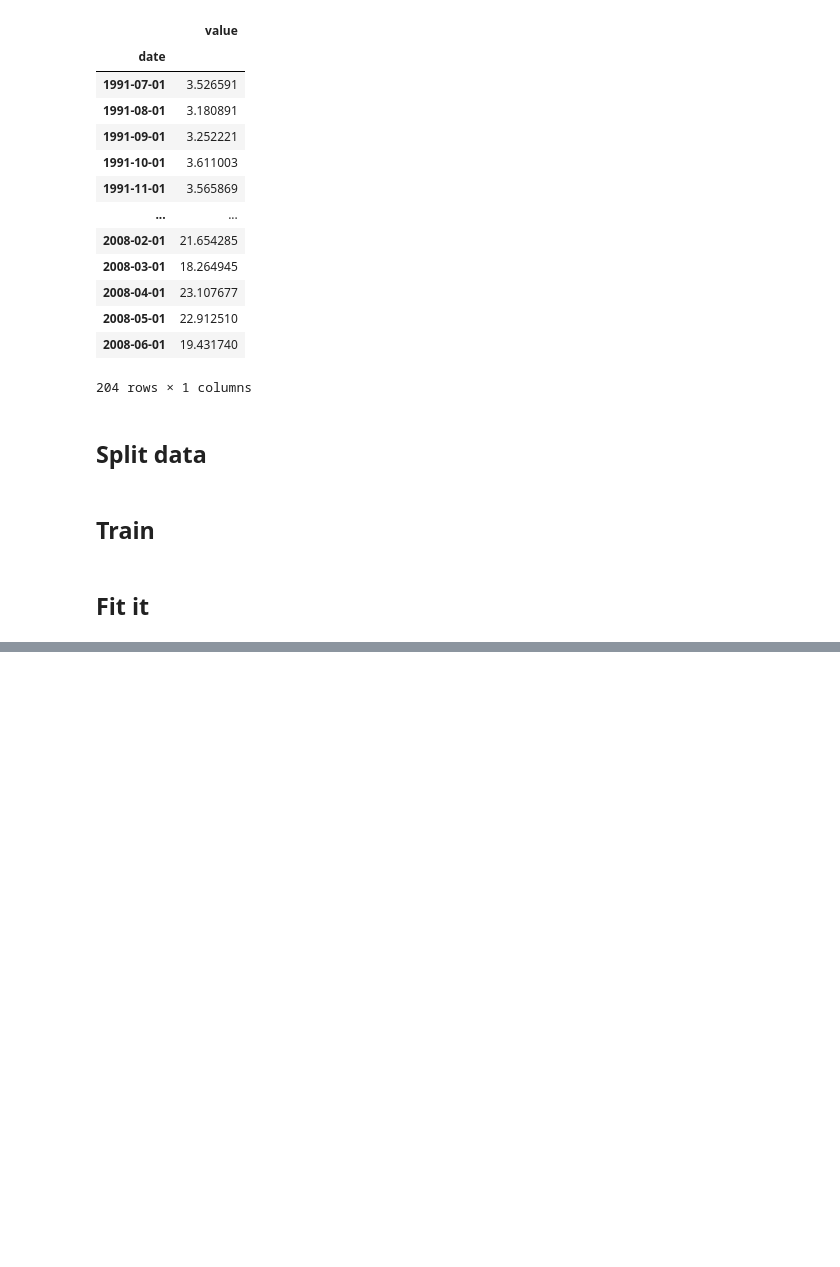
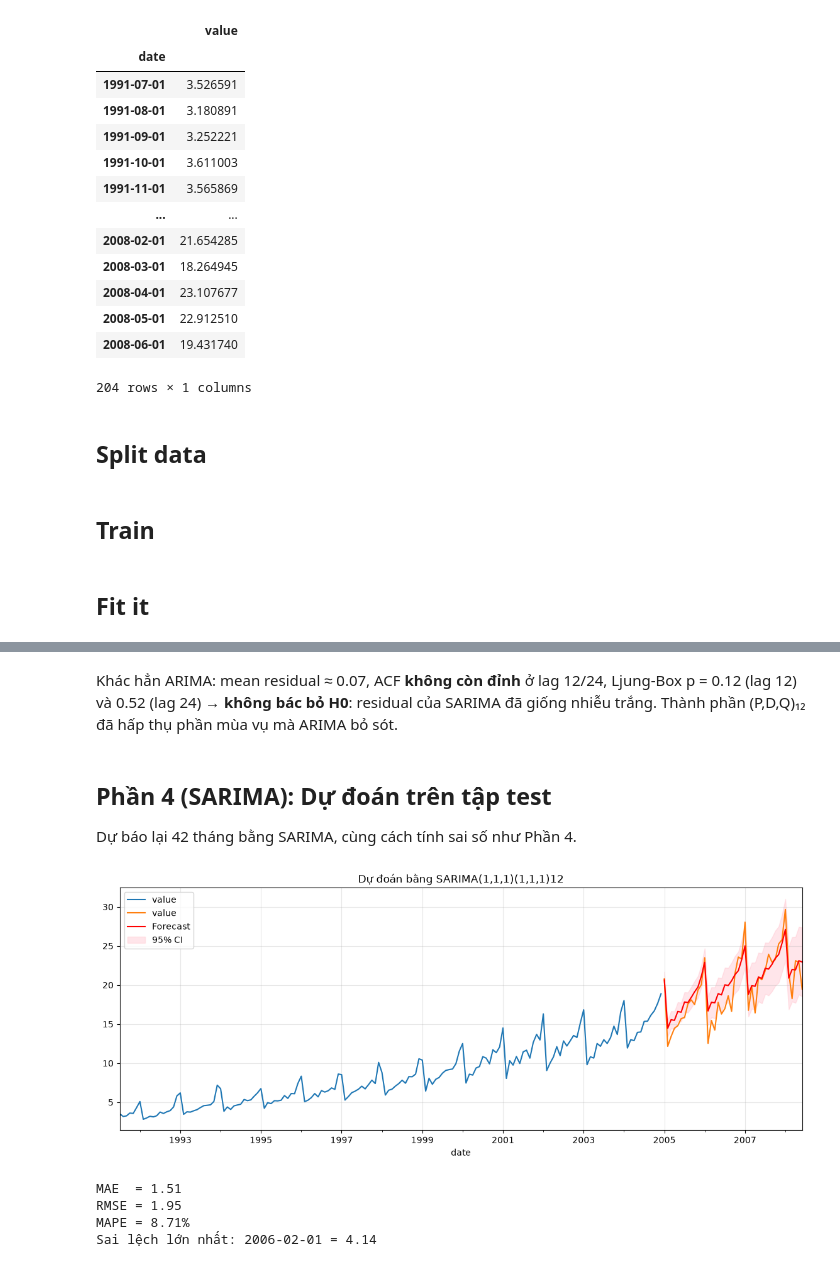
Before and after one commit to HoraCompany-VN/Times-Series-Gr3, a Jupyter notebook: Lab2/BT_Normal/src/Bai5.ipynb, the cells around one changed output, grey strips where cells are left out. Cells and saved outputs as stored; diff of their text form; code cells hidden in the pictures; blank space fills up the shorter version.

```diff
--- a/Lab2/BT_Normal/src/Bai5.ipynb
+++ b/Lab2/BT_Normal/src/Bai5.ipynb
@@ -110,0 +227,36 @@ BIC of model 2 is: 587.9829153466753
+# %% [markdown]
+Khác hẳn ARIMA: mean residual ≈ 0.07, ACF **không còn đỉnh** ở lag 12/24, Ljung-Box p = 0.12 (lag 12) và 0.52 (lag 24) → **không bác bỏ H0**: residual của SARIMA đã giống nhiễu trắng. Thành phần (P,D,Q)₁₂ đã hấp thụ phần mùa vụ mà ARIMA bỏ sót.
+# %% [markdown]
+## Phần 4 (SARIMA): Dự đoán trên tập test
+
+Dự báo lại 42 tháng bằng SARIMA, cùng cách tính sai số như Phần 4.
+# %%
+fc_s   = sarima_fit.get_forecast(steps=len(test_data))
+pred_s = pd.Series(fc_s.predicted_mean.to_numpy(), index=test_data.index)
+ci_s   = fc_s.conf_int()
+
+fig, ax = plt.subplots(figsize=(14, 5))
+train_data.plot(ax=ax, label="Train")
+test_data.plot(ax=ax, label="Test")
+pred_s.plot(ax=ax, label="Forecast", color="red")
+ax.fill_between(ci_s.index, ci_s.iloc[:, 0], ci_s.iloc[:, 1], color="pink", alpha=0.4, label="95% CI")
+ax.set_title(f"Dự đoán bằng {sarima_name}")
+ax.legend(); ax.grid(alpha=0.3)
+plt.show()
+# %% [output]
+[figure, added]
+# %%
+err_s  = test_data["value"] - pred_s
+mae_s  = err_s.abs().mean()
+rmse_s = np.sqrt((err_s ** 2).mean())
+mape_s = (err_s.abs() / test_data["value"]).mean() * 100
+
+print(f"MAE  = {mae_s:.2f}")
+print(f"RMSE = {rmse_s:.2f}")
+print(f"MAPE = {mape_s:.2f}%")
+print("Sai lệch lớn nhất:", err_s.abs().idxmax().date(), "=", round(err_s.abs().max(), 2))
+# %% [output]
+MAE  = 1.51
+RMSE = 1.95
+MAPE = 8.71%
+Sai lệch lớn nhất: 2006-02-01 = 4.14
```
Also changed, not shown: parts of 18 cells of this notebook.
